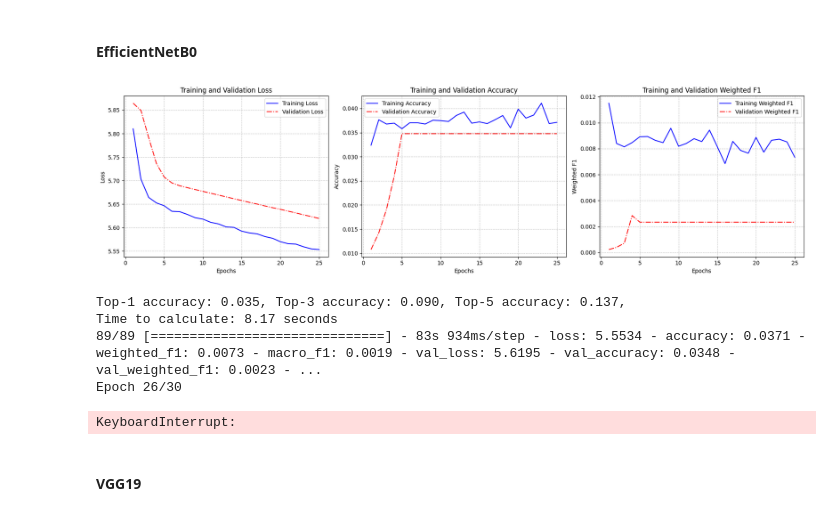
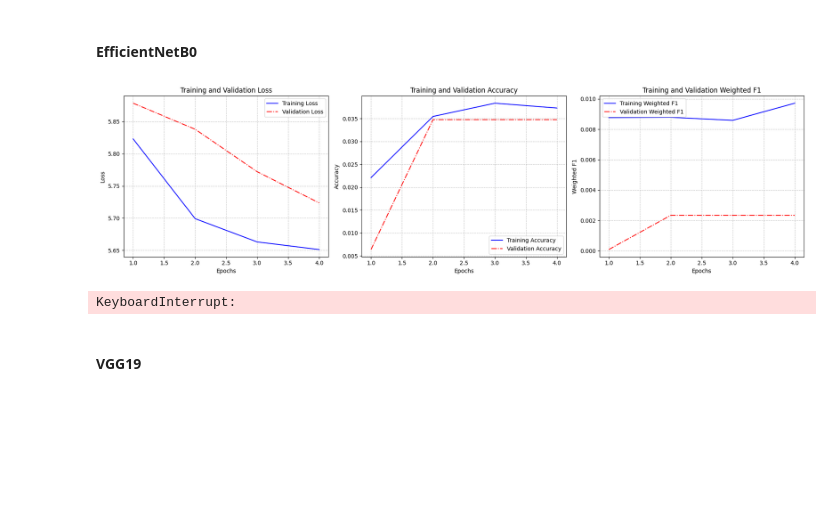
Before and after one commit to MaximilianLae/DL_Skin_Disease_Classification, a Jupyter notebook: 2. Experiments with different models.ipynb, the cells around one changed output. Cells and saved outputs as stored; diff of their text form; code cells hidden in the pictures; blank space fills up the shorter version.

```diff
--- a/2. Experiments with different models.ipynb
+++ b/2. Experiments with different models.ipynb
@@ -345,16 +355,14 @@ def plot_comparison(history, labels):
 # %%
 # Lets try effnetb0
 base_model = EfficientNetB0(include_top=False, input_shape=(128, 128, 3))
 sgd_optimizer = SGD(learning_rate=0.001, momentum=0.9)
 
-effnet, history_effnet = compile_and_train_model(base_model, sgd_optimizer, trainable=4, batch_size=128, epochs=30, use_class_weights=False, input_size=(128,128))
+effnet, history_effnet = compile_and_train_model(base_model, sgd_optimizer,
+                                                 trainable=5,
+                                                 batch_size=128, epochs=30, use_class_weights=False, input_size=(128,128))
 # %% [output]
-[figure, old version]
+[figure, new version]
-Top-1 accuracy: 0.035, Top-3 accuracy: 0.090, Top-5 accuracy: 0.137,
-Time to calculate: 8.17 seconds
-89/89 [==============================] - 83s 934ms/step - loss: 5.5534 - accuracy: 0.0371 - weighted_f1: 0.0073 - macro_f1: 0.0019 - val_loss: 5.6195 - val_accuracy: 0.0348 - val_weighted_f1: 0.0023 - ...
-Epoch 26/30
+KeyboardInterrupt:
-KeyboardInterrupt:
 # %% [markdown]
 #### VGG19
 # %%
```
Also changed, not shown: parts of 11 cells of this notebook.
